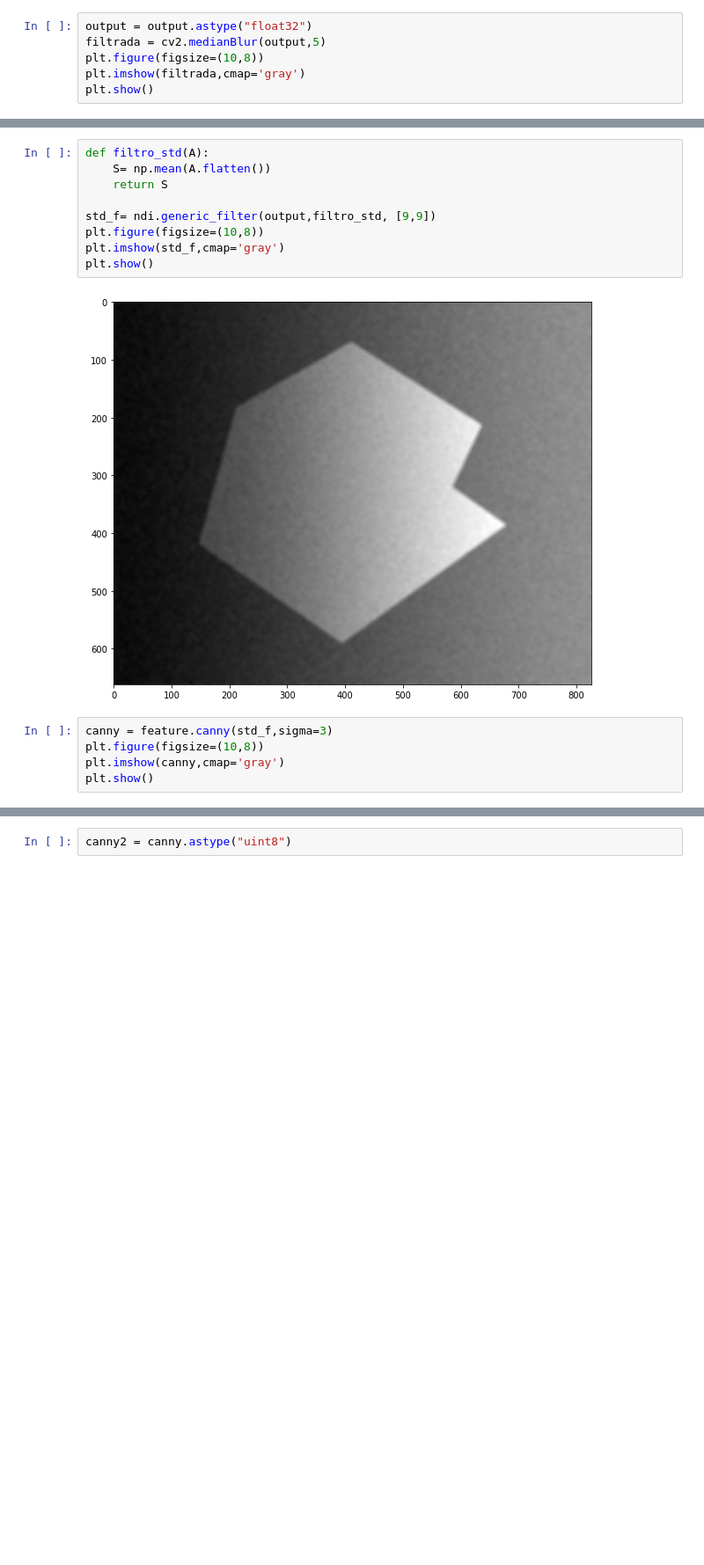
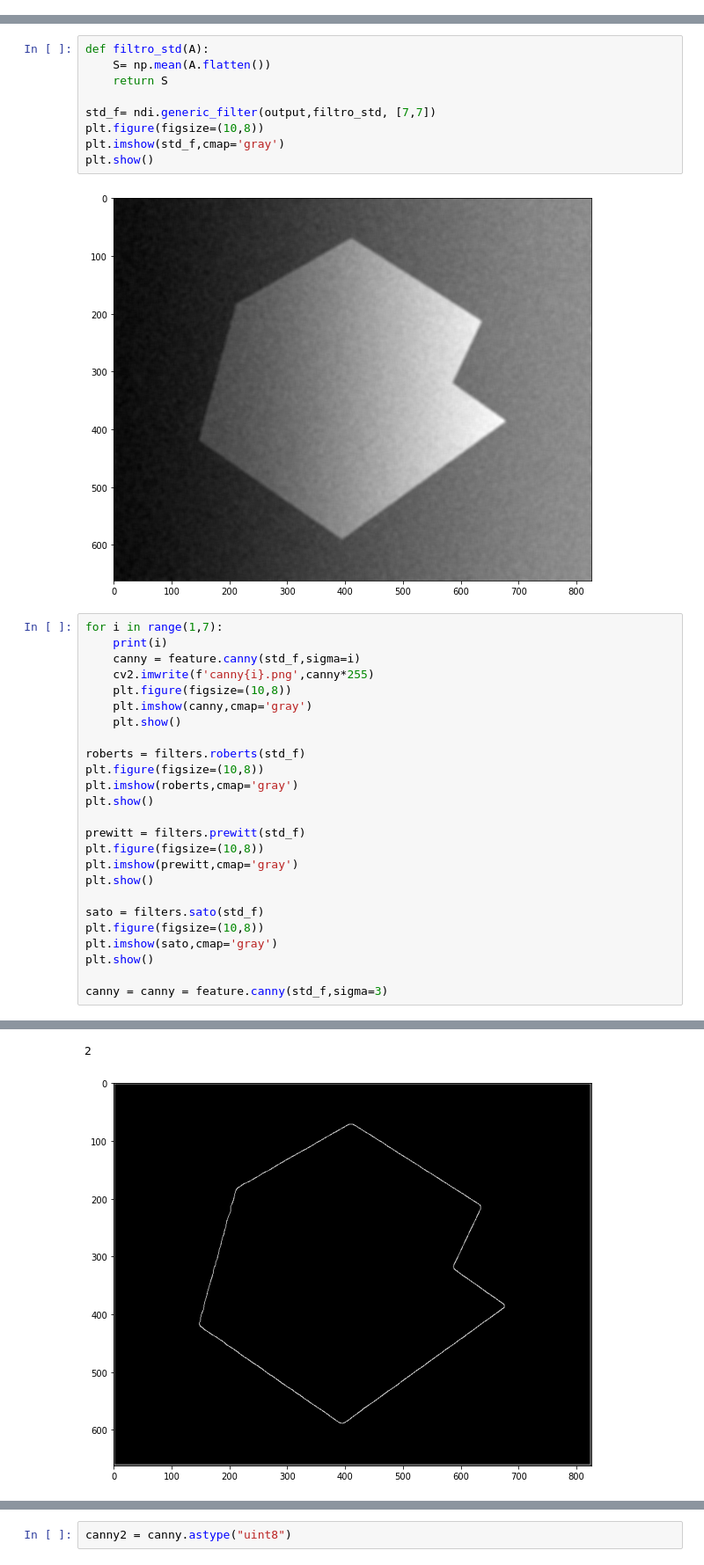
Before and after one commit to TheRaai/T5Imagenes, a Jupyter notebook: Untitled.ipynb, the cells around one changed output, grey strips where cells are left out. Shown at 88% size. Cells and saved outputs as stored; diff of their text form; blank space fills up the shorter version.

```diff
--- a/Untitled.ipynb
+++ b/Untitled.ipynb
@@ -20,9 +20,3 @@ plt.show()
 # %% [output]
 [figure]
 [figure]
-# %%
-output = output.astype("float32")
-filtrada = cv2.medianBlur(output,5)
-plt.figure(figsize=(10,8))
-plt.imshow(filtrada,cmap='gray')
-plt.show()
@@ -33,15 +25,35 @@ def filtro_std(A):
     S= np.mean(A.flatten())
     return S
 
-std_f= ndi.generic_filter(output,filtro_std, [9,9])
+std_f= ndi.generic_filter(output,filtro_std, [7,7])
 plt.figure(figsize=(10,8))
 plt.imshow(std_f,cmap='gray')
 plt.show()
 # %% [output]
 [figure]
 # %%
-canny = feature.canny(std_f,sigma=3)
+for i in range(1,7):
+    print(i)
+    canny = feature.canny(std_f,sigma=i)
+    cv2.imwrite(f'canny{i}.png',canny*255)
+    plt.figure(figsize=(10,8))
+    plt.imshow(canny,cmap='gray')
+    plt.show()
+
+roberts = filters.roberts(std_f)
 plt.figure(figsize=(10,8))
-plt.imshow(canny,cmap='gray')
+plt.imshow(roberts,cmap='gray')
 plt.show()
+
+prewitt = filters.prewitt(std_f)
+plt.figure(figsize=(10,8))
+plt.imshow(prewitt,cmap='gray')
+plt.show()
+
+sato = filters.sato(std_f)
+plt.figure(figsize=(10,8))
+plt.imshow(sato,cmap='gray')
+plt.show()
+
+canny = canny = feature.canny(std_f,sigma=3)
 # %% [output]
@@ -48 +61,3 @@ plt.show()
 [figure]
+2
+[figure, added]
```
Also changed, not shown: parts of 2 cells of this notebook.
